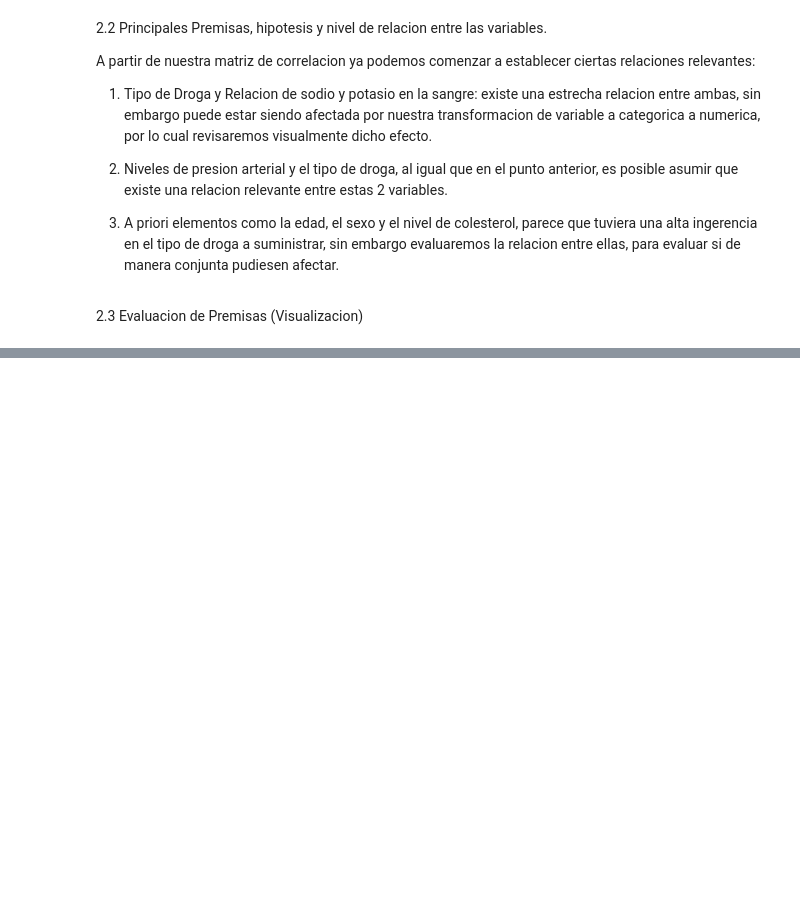
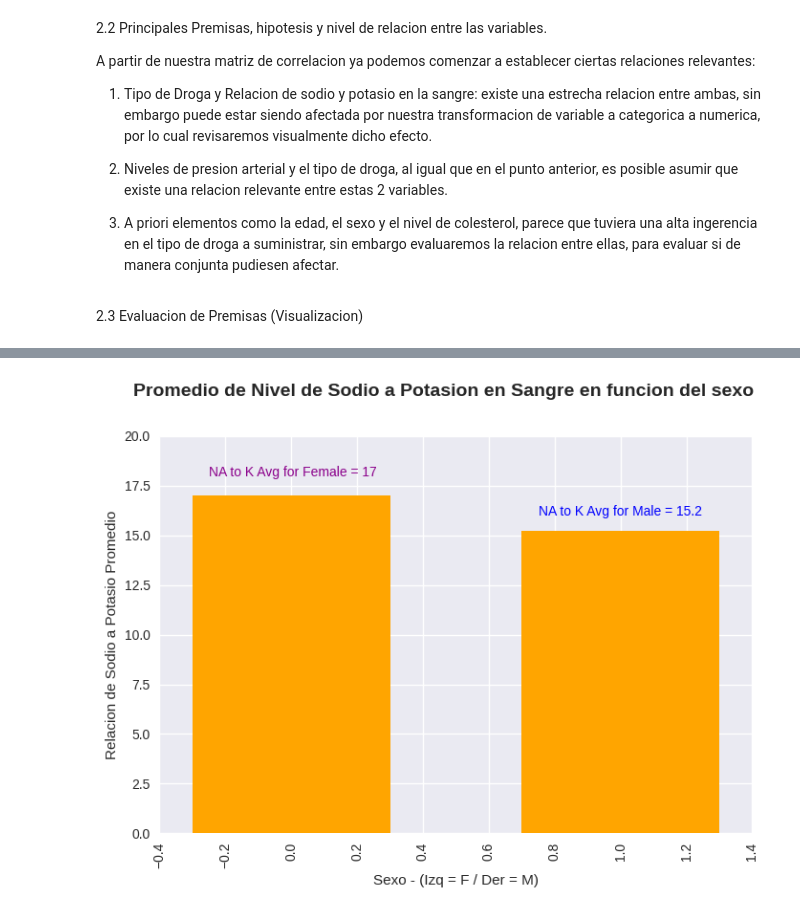
Before and after one commit to Paolo20224/Prueba, a Jupyter notebook: Belt_Exam_drug200.ipynb, the cells around one changed output, grey strips where cells are left out. Saved outputs shown, nothing was run; the diff lists cells and outputs as text; code cells hidden in the pictures; blank space fills up the shorter version.

```diff
--- a/Belt_Exam_drug200.ipynb
+++ b/Belt_Exam_drug200.ipynb
@@ -181,0 +197,30 @@ plt.show
+# %%
+df3=df2
+df3=df.groupby(['Sex'])[['Na_to_K']].mean().reset_index().sort_values(by="Sex",ascending =True)
+
+import matplotlib.pyplot as plt
+from numpy import arange
+from numpy.random import randint
+
+plt.style.use('seaborn')
+
+fig1 = plt.figure(dpi=100)
+fig1.suptitle("Promedio de Nivel de Sodio a Potasion en Sangre en funcion del sexo ", fontsize=14, fontweight="bold", )
+
+plt.axis([-0.4,1.4,0,20])
+
+ax1 = fig1.add_subplot(111)
+sep = 0.6
+ax1.bar(df3["Sex"],df3["Na_to_K"], sep, color='orange')
+
+plt.annotate('NA to K Avg for Female = 17', xy=(-0.3,18), xytext=(-0.25,18), color="darkmagenta")
+plt.annotate('NA to K Avg for Male = 15.2', xy=(0.2,18), xytext=(0.75,16), color="blue")
+
+
+plt.xticks(rotation=90)
+plt.xlabel("Sexo - (Izq = F / Der = M)")
+plt.ylabel("Relacion de Sodio a Potasio Promedio")
+
+plt.show()
+# %% [output]
+[figure, added]
```
Also changed, not shown: parts of 25 cells of this notebook.
